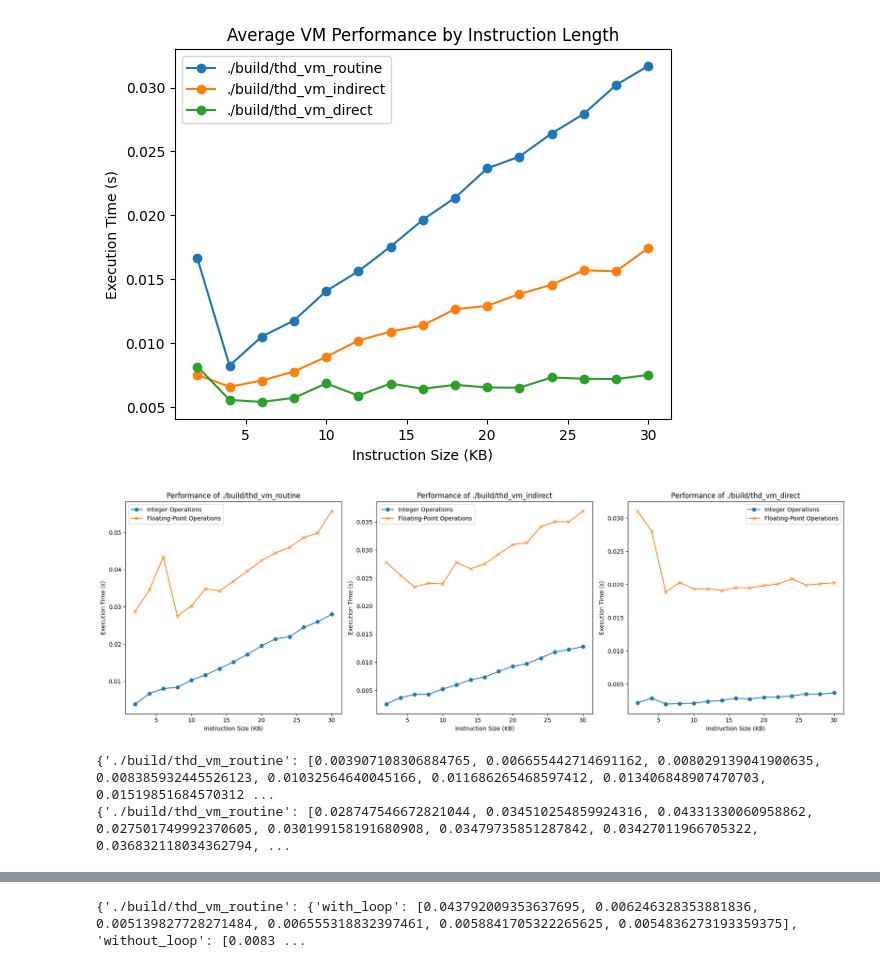
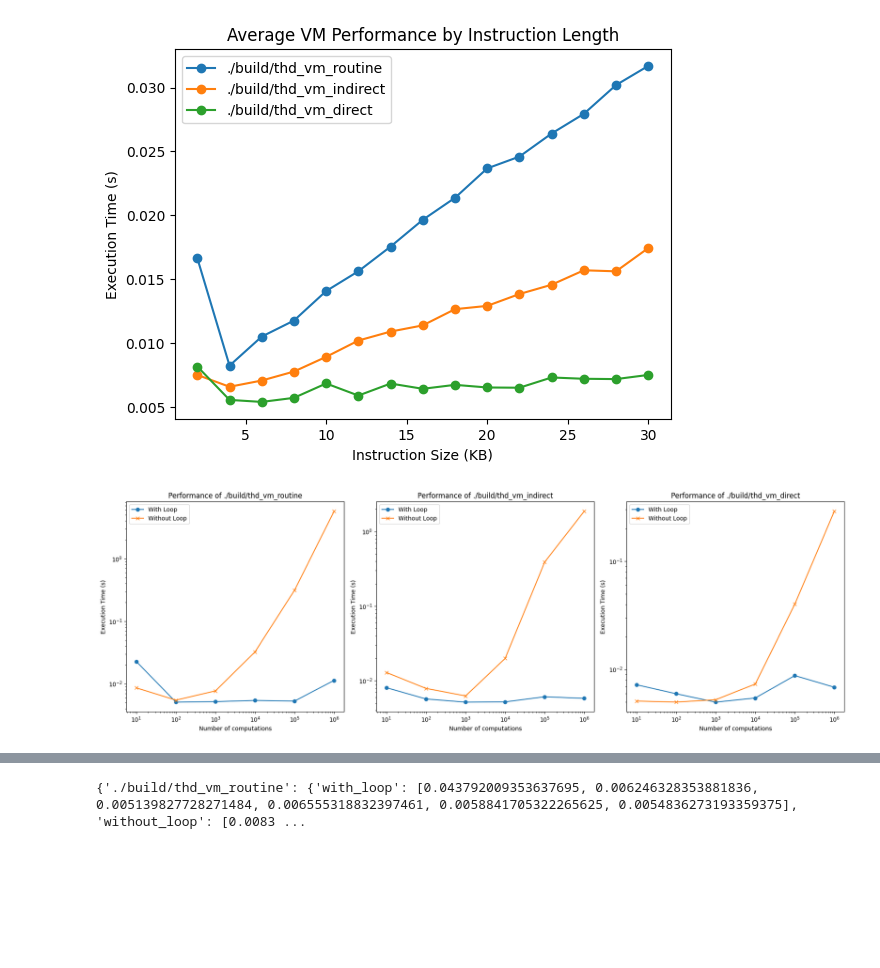
Before and after one commit to Jacksadventure/FuzzingVM, a Jupyter notebook: benchmark.ipynb, the cells around one changed output, grey strips where cells are left out. Cells and saved outputs as stored; diff of their text form; code cells hidden in the pictures; blank space fills up the shorter version.

```diff
--- a/benchmark.ipynb
+++ b/benchmark.ipynb
@@ -87,42 +84,32 @@ execution_times_fp = {vm: [] for vm in vm_programs}
 # %%
-def run_benchmark(vm_code, vm_program):
-    repeat_times = []
-    for _ in range(num_repeats):
-        cp.binary(vm_code)
-        process = subprocess.Popen([vm_program, "program.bin"], stdout=subprocess.PIPE, stderr=subprocess.PIPE)
-        start_time = time.time()
-        process.communicate()
-        end_time = time.time()
-        repeat_times.append(end_time - start_time)
-    return sum(repeat_times) / num_repeats
+loop_counts = [10,100, 1000, 10000, 100000,1000000]
+execution_times = {vm: {'with_loop': [], 'without_loop': []} for vm in vm_programs}
+def run_vm(vm_program, vm_code):
+    cp.binary(vm_code)
+    start_time = time.time()
+    subprocess.run([vm_program, "program.bin"])
+    end_time = time.time()
+    return end_time - start_time
 
-for size_kb in sizes_kb:
-    num_instructions = (size_kb * 1024) // instruction_size
-    int_vm_code = "DT_IMMI,1," * num_instructions
-    int_vm_code = int_vm_code.rstrip(',')
-    fp_vm_code = "DT_FP_ADD,float_to_uint32(1.0)," * num_instructions
-    fp_vm_code = fp_vm_code.rstrip(',')
-
+for count in loop_counts:
+    loop_code = f"DT_IMMI,0,DT_STO_IMMI,0,1,DT_LOD,0,DT_INC,DT_STO,0,DT_LOD,0,DT_IMMI,{count},DT_LT,DT_JZ,5,DT_END"
+    no_loop_code = "DT_IMMI,1,"+"DT_INC," * count + "DT_END"
     for vm_program in vm_programs:
-        execution_times_int[vm_program].append(run_benchmark(int_vm_code, vm_program))
-        execution_times_fp[vm_program].append(run_benchmark(fp_vm_code, vm_program))
+        execution_times[vm_program]['with_loop'].append(run_vm(vm_program, loop_code))
+        execution_times[vm_program]['without_loop'].append(run_vm(vm_program, no_loop_code))
 
 fig, axes = plt.subplots(1, 3, figsize=(18, 6))
 for i, vm_program in enumerate(vm_programs):
-    axes[i].plot(sizes_kb, execution_times_int[vm_program], marker='o', label='Integer Operations')
-    axes[i].plot(sizes_kb, execution_times_fp[vm_program], marker='x', label='Floating-Point Operations')
-    axes[i].set_xlabel('Instruction Size (KB)')
+    axes[i].plot(loop_counts, execution_times[vm_program]['with_loop'], marker='o', label='With Loop')
+    axes[i].plot(loop_counts, execution_times[vm_program]['without_loop'], marker='x', label='Without Loop')
+    axes[i].set_xlabel('Number of computations')
     axes[i].set_ylabel('Execution Time (s)')
     axes[i].set_title(f'Performance of {vm_program}')
+    axes[i].set_xscale('log')
+    axes[i].set_yscale('log')
     axes[i].legend()
 
 plt.tight_layout()
 plt.show()
 # %% [output]
-[figure, old version]
+[figure, new version]
-# %%
-print(execution_times_int)
-print(execution_times_fp)
-# %% [output]
-{'./build/thd_vm_routine': [0.003907108306884765, 0.006655442714691162, 0.008029139041900635, 0.008385932445526123, 0.01032564640045166, 0.011686265468597412, 0.013406848907470703, 0.01519851684570312 ...
-{'./build/thd_vm_routine': [0.028747546672821044, 0.034510254859924316, 0.04331330060958862, 0.027501749992370605, 0.030199158191680908, 0.03479735851287842, 0.03427011966705322, 0.036832118034362794, ...
```
Also changed, not shown: parts of 2 cells of this notebook, 3 other files.
